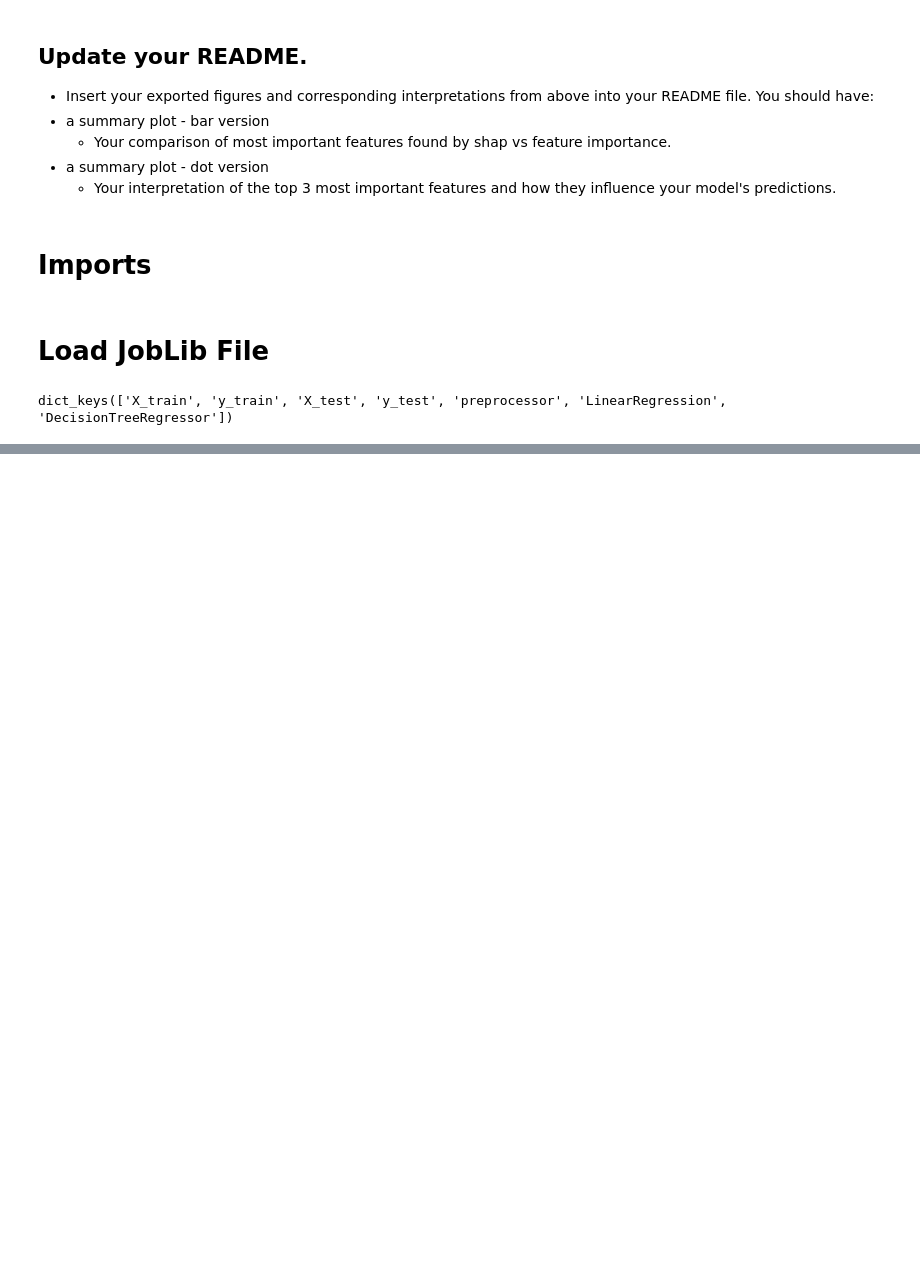
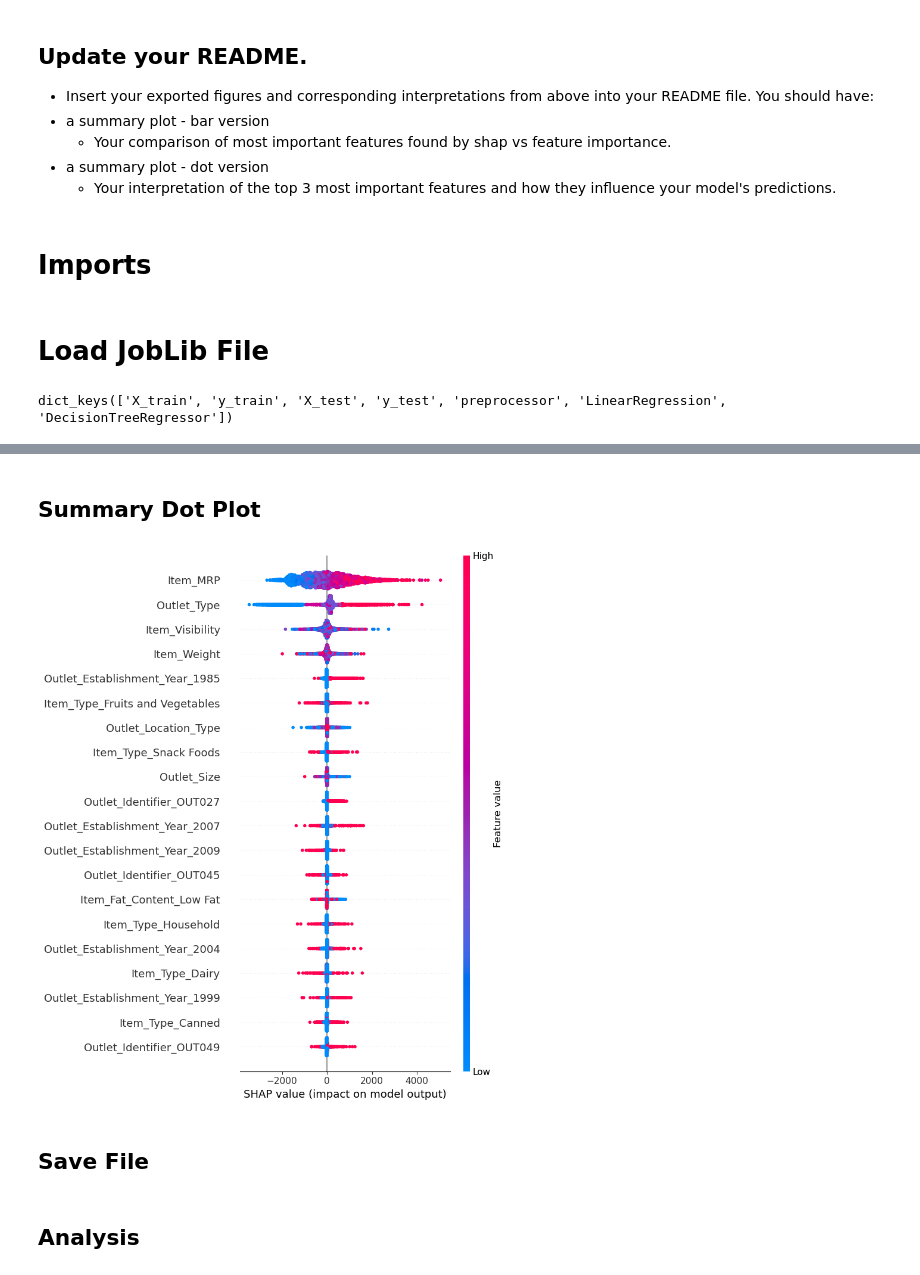
Before and after one commit to jaytrey777/Project-1-Revisited, a Jupyter notebook: Part 2 - Explaining Models with Shap.ipynb, the cells around one changed output, grey strips where cells are left out. Saved outputs shown, nothing was run; the diff lists cells and outputs as text; code cells hidden in the pictures; blank space fills up the shorter version.

```diff
--- a/Part 2 - Explaining Models with Shap.ipynb
+++ b/Part 2 - Explaining Models with Shap.ipynb
@@ -39,0 +160,10 @@ dict_keys(['X_train', 'y_train', 'X_test', 'y_test', 'preprocessor', 'LinearRegr
+# %% [markdown]
+## Summary Dot Plot
+# %%
+fig, ax = plt.subplots()
+shap.summary_plot(shap_values, X_shap)
+ax.set_title('Decision Tree SHAP Dot Plot');
+# %% [output]
+[figure, added]
+# %% [markdown]
+## Save File
@@ -39,0 +172,2 @@ dict_keys(['X_train', 'y_train', 'X_test', 'y_test', 'preprocessor', 'LinearRegr
+# %% [markdown]
+## Analysis
```
Also changed, not shown: parts of 24 cells of this notebook.
